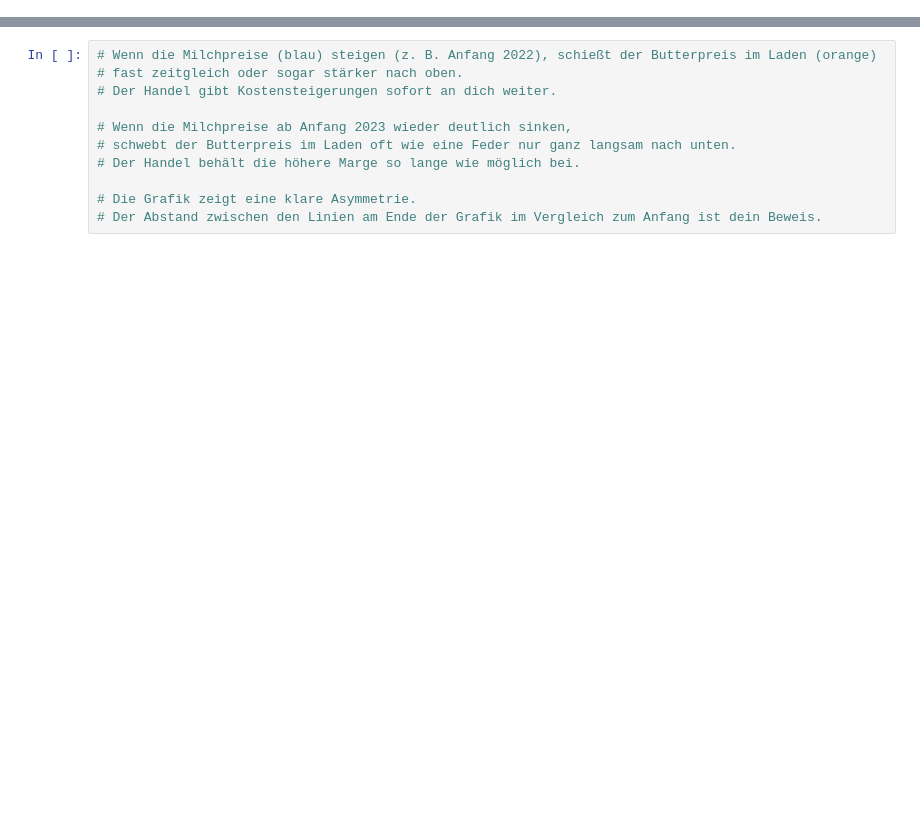
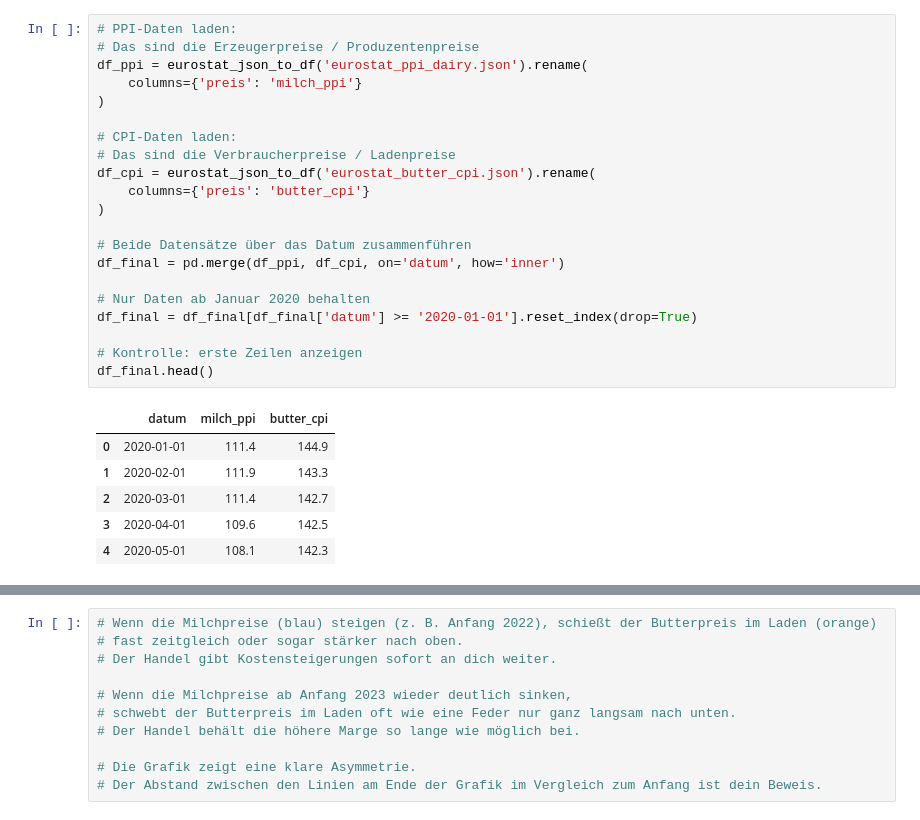
Before and after one commit to ceydadutbjk-commits/DataScienceProject, a Jupyter notebook: inflation_project/raw_data/analyse_milch_butter.ipynb, the cells around one changed output, grey strips where cells are left out. Drawn from its saved outputs; the diff is of its cells as text; blank space fills up the shorter version.

```diff
--- a/inflation_project/raw_data/analyse_milch_butter.ipynb
+++ b/inflation_project/raw_data/analyse_milch_butter.ipynb
@@ -110,0 +63,28 @@ allein durch die Endwerte nicht direkt belegbar.
+# %%
+# PPI-Daten laden:
+# Das sind die Erzeugerpreise / Produzentenpreise
+df_ppi = eurostat_json_to_df('eurostat_ppi_dairy.json').rename(
+    columns={'preis': 'milch_ppi'}
+)
+
+# CPI-Daten laden:
+# Das sind die Verbraucherpreise / Ladenpreise
+df_cpi = eurostat_json_to_df('eurostat_butter_cpi.json').rename(
+    columns={'preis': 'butter_cpi'}
+)
+
+# Beide Datensätze über das Datum zusammenführen
+df_final = pd.merge(df_ppi, df_cpi, on='datum', how='inner')
+
+# Nur Daten ab Januar 2020 behalten
+df_final = df_final[df_final['datum'] >= '2020-01-01'].reset_index(drop=True)
+
+# Kontrolle: erste Zeilen anzeigen
+df_final.head()
+# %% [output]
+|  | datum | milch_ppi | butter_cpi |
+| 0 | 2020-01-01 | 111.4 | 144.9 |
+| 1 | 2020-02-01 | 111.9 | 143.3 |
+| 2 | 2020-03-01 | 111.4 | 142.7 |
+| 3 | 2020-04-01 | 109.6 | 142.5 |
+| 4 | 2020-05-01 | 108.1 | 142.3 |
```
Also changed, not shown: parts of 8 cells of this notebook, 4 other files.
